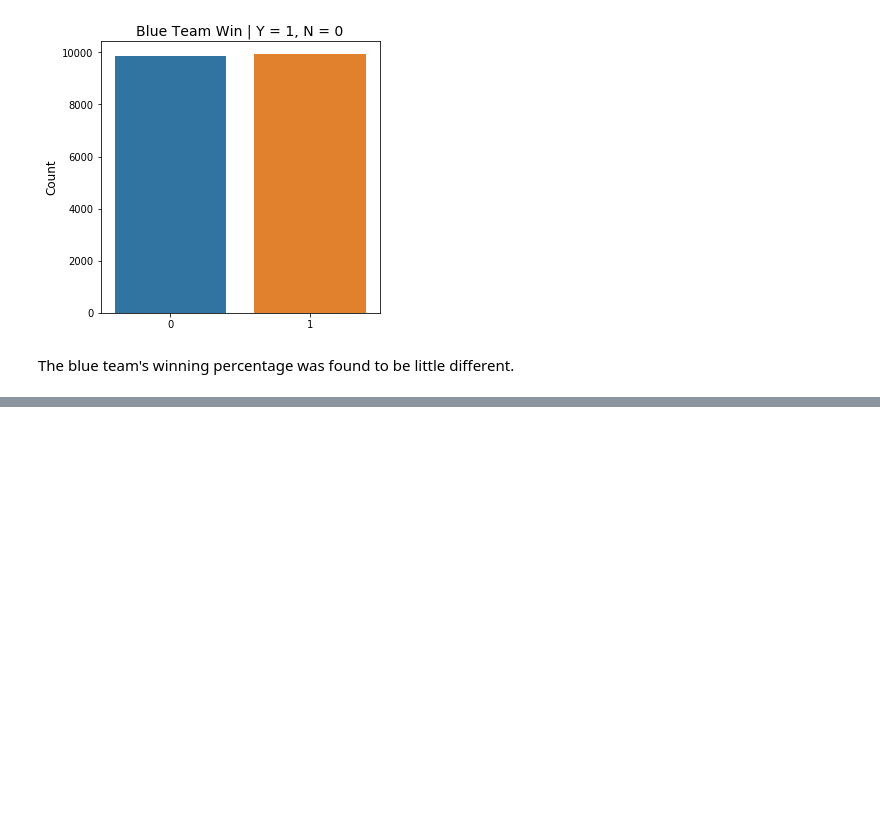
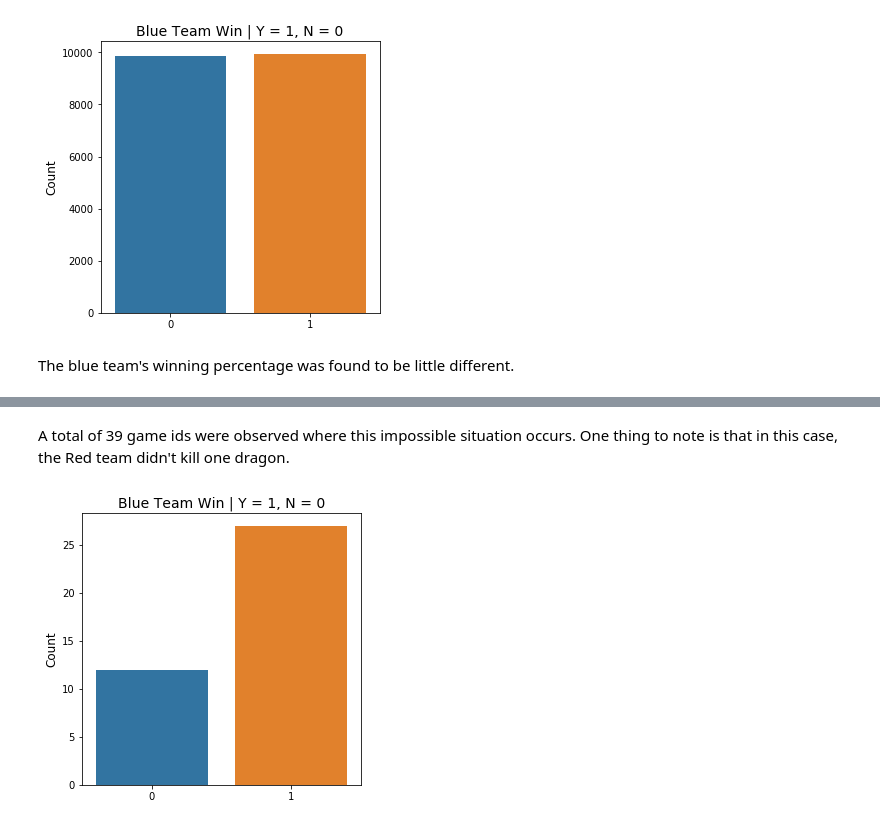
Before and after one commit to SSANGMAN/LoL, a Jupyter notebook: ipynb/Who_is_win_Exploratory Data Analysis_v1.ipynb, the cells around one changed output, grey strips where cells are left out. Saved outputs shown, nothing was run; the diff lists cells and outputs as text; code cells hidden in the pictures; blank space fills up the shorter version.

```diff
--- a/ipynb/Who_is_win_Exploratory Data Analysis_v1.ipynb
+++ b/ipynb/Who_is_win_Exploratory Data Analysis_v1.ipynb
@@ -222,0 +229,17 @@ for i, cat_col in enumerate(cat_cols[2:]):
+# %% [markdown]
+A total of 39 game ids were observed where this impossible situation occurs. One thing to note is that in this case, the Red team didn't kill one dragon.
+# %%
+blue_over_two_dragon = train.loc[(train['blueDragnoType'] != '[]') & (train['blueDragnoType'] != "['FIRE_DRAGON']") & (train['blueDragnoType'] != "['WATER_DRAGON']") &
+         (train['blueDragnoType'] != "['AIR_DRAGON']") & (train['blueDragnoType'] != "['EARTH_DRAGON']")]
+
+plt.figure(figsize=(5, 5))
+
+sns.countplot(blue_over_two_dragon['blueWins'])
+
+plt.title("Blue Team Win | Y = 1, N = 0", fontsize=14)
+plt.xlabel("")
+plt.ylabel("Count", fontsize=12)
+
+plt.show()
+# %% [output]
+[figure, added]
```
Also changed, not shown: parts of 13 cells of this notebook.
